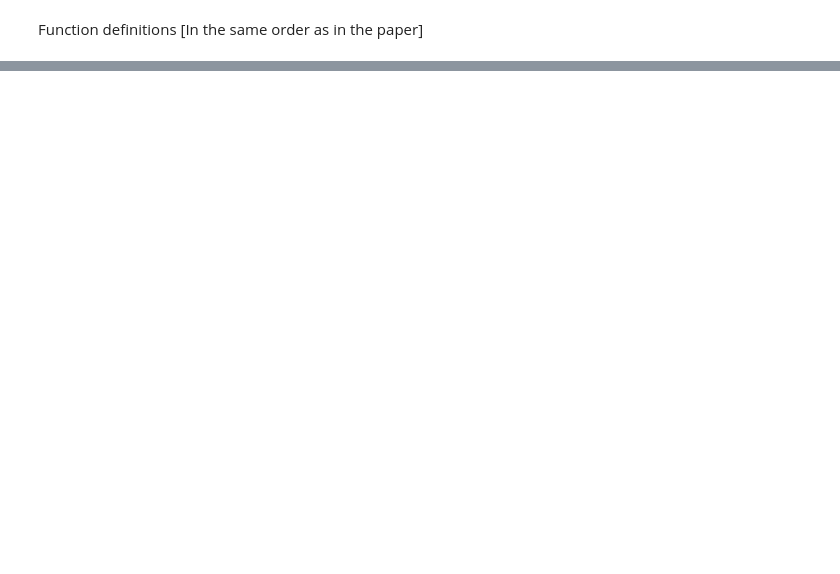
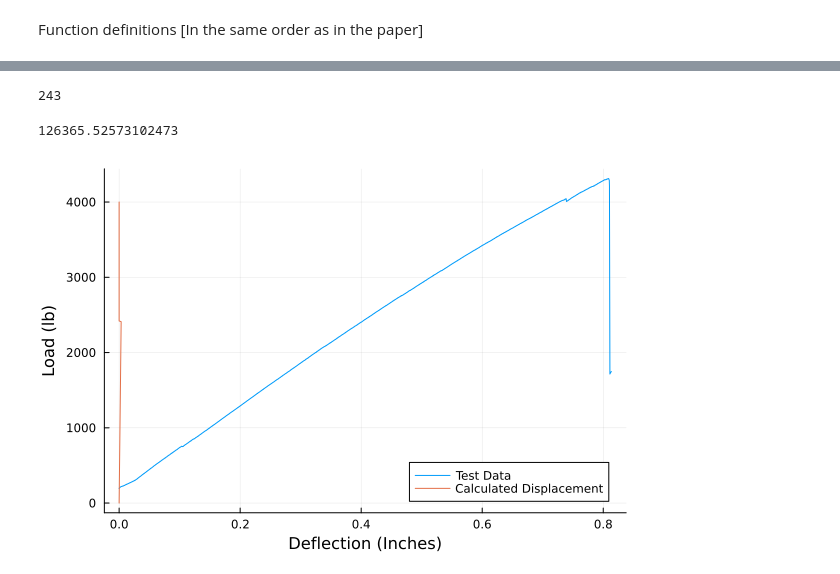
Before and after one commit to pitipatw/Externally-prestressed-beams, a Jupyter notebook: March_test_documentation.ipynb, the cells around one changed output, grey strips where cells are left out. Drawn from its saved outputs; the diff is of its cells as text; code cells hidden in the pictures; blank space fills up the shorter version.

```diff
--- a/March_test_documentation.ipynb
+++ b/March_test_documentation.ipynb
@@ -172,0 +349,25 @@ end
+# %%
+df = CSV.File(joinpath(@__DIR__,"pixelframe_beam1.csv"));
+df = DataFrame(df);
+test_P = df[!,2];
+test_d = df[!,3] ;
+# %%
+#Convert displacement into Inches. 25.4 mm = 1 inch
+dis_in = displacements/25.4
+plt_calc = plot(dis_in, P_lb, label = "Calculated Displacement",
+    xlabel = "Deflection (Inches)",
+    ylabel = "Load (lb)"
+)
+println(endidx)
+slope = P[endidx-1]/displacements[endidx-1]
+# %% [output]
+243
+126365.52573102473
+# %%
+#add our calculated plot
+#plot
+plt = plot(test_d,test_P, label = "Test Data")
+plot!(dis_in, P_lb, label = "Calculated Displacement",
+xlabel = "Deflection (Inches)", ylabel = "Load (lb)")
+# %% [output]
+[figure, added]
```
Also changed, not shown: parts of 6 cells of this notebook, 9 other files.
